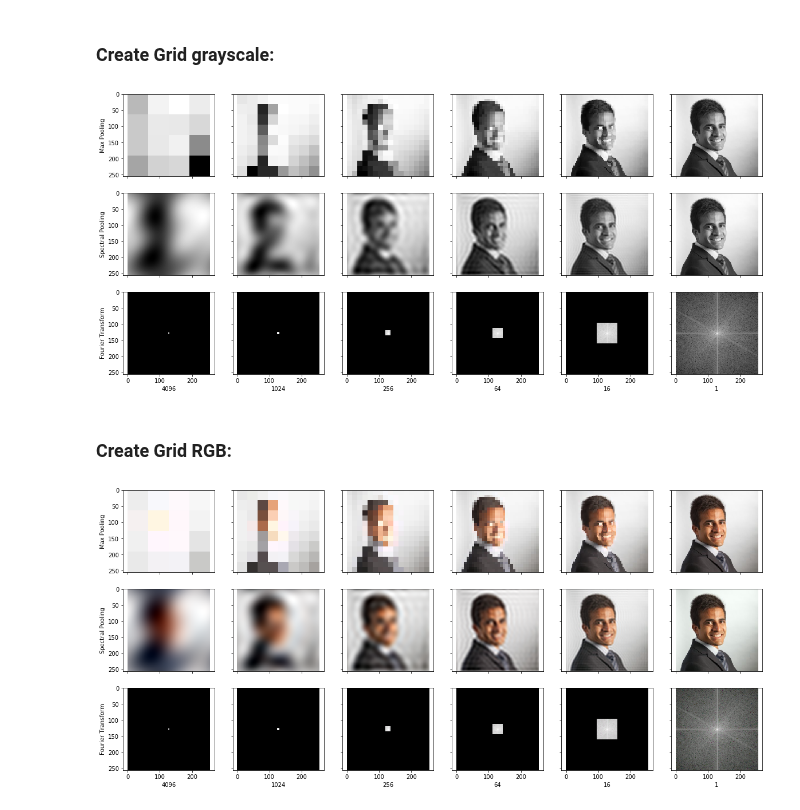
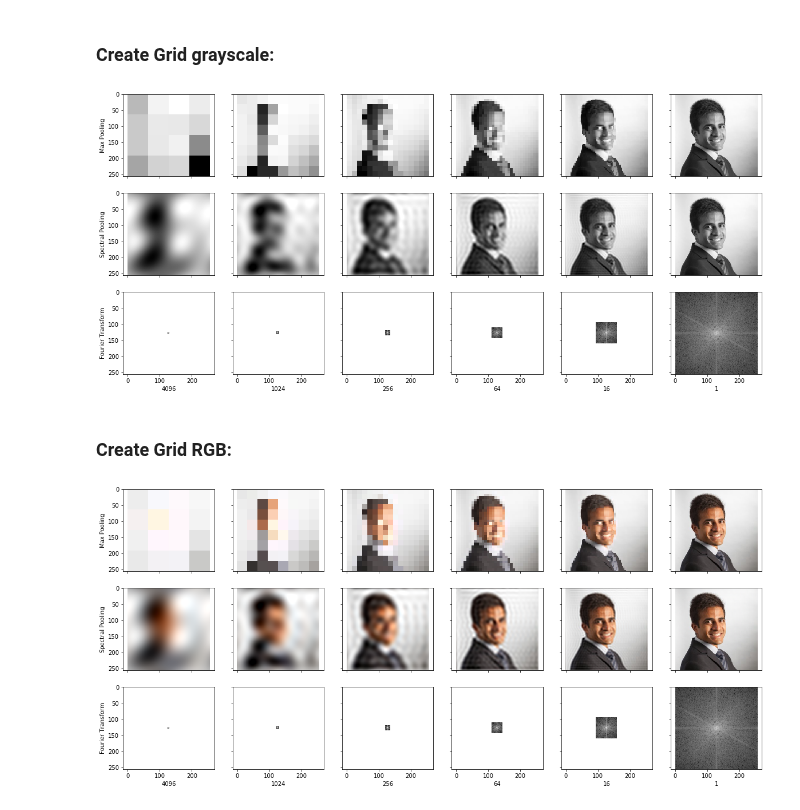
Before and after one commit to oracleofnj/spectral-repr-cnns, a Jupyter notebook: src/figure2.ipynb, the cells around one changed output. Drawn from its saved outputs; the diff is of its cells as text; code cells hidden in the pictures.

Commit message:
Figure 2 works

```diff
--- a/src/figure2.ipynb
+++ b/src/figure2.ipynb
@@ -14,6 +16,7 @@ from modules.spectral_pool_test import spectral_pool, max_pool, get_fft_plot
 from modules.create_images import open_image, downscale_image
 # %%
 image = open_image('aj.jpg')
+grayscale_image = np.asarray(downscale_image(image, 256, 256).convert('F')) / 255.
 image = downscale_image(image, 256, 256).convert('RGB')
 image = np.asarray(image) / 255.
 # %%
@@ -27,54 +57,72 @@ plt.imshow(image, cmap='gray')
 # %%
 fig, axes = plt.subplots(3, 6, figsize=(20, 9), sharex=True, sharey=True)
 pool_size = [64, 32, 16, 8, 4, 1]
+grayscale_images = np.expand_dims(
+    np.expand_dims(grayscale_image, 0), 0
+)
 
 for i in range(6):
     ax = axes[0, i]
     im_pool = max_pool(image, pool_size=pool_size[i])
     im_pool = np.squeeze(im_pool)
     ax.imshow(im_pool, cmap='gray')
-#     ax.set_xlabel(pool_size[i])
     if not i:
         ax.set_ylabel('Max Pooling')
 
 for i in range(6):
     ax = axes[1, i]
     ax2 = axes[2, i]
-    im_fft, im_pool = spectral_pool(image, pool_size=pool_size[i])
-    im_pool = np.squeeze(im_pool)
+    cutoff_freq = int(256 / (pool_size[i] * 2))
+    tf_cutoff_freq = tf.cast(tf.constant(cutoff_freq), tf.float32)
+    im_pool = test_frequency_dropout(grayscale_images, tf_cutoff_freq)[0]
+    im_pool = np.clip(np.squeeze(im_pool), 0, 1)
+    im_fft, _ = spectral_pool(
+        grayscale_images,
+        filter_size=(1 + 2 * cutoff_freq),
+        return_transformed=True
+    )
     ax.imshow(im_pool, cmap='gray')
-    ax2.imshow(get_fft_plot(im_fft), cmap='gray')
+    ax2.imshow(get_fft_plot(im_fft[0]), cmap='gray')
     ax2.set_xlabel(pool_size[i]**2)
     if not i:
         ax.set_ylabel('Spectral Pooling')
         ax2.set_ylabel('Fourier Transform')
 # %% [output]
-[figure, old version]
+[figure, new version]
 # %% [markdown]
 ### Create Grid RGB:
 # %%
 fig, axes = plt.subplots(3, 6, figsize=(20, 9), sharex=True, sharey=True)
 pool_size = [64, 32, 16, 8, 4, 1]
 
 for i in range(6):
     ax = axes[0, i]
     im_pool = max_pool(image, pool_size=pool_size[i], convert_grayscale=False)
     im_pool = np.squeeze(im_pool)
     ax.imshow(im_pool, cmap='gray')
-#     ax.set_xlabel(pool_size[i])
     if not i:
         ax.set_ylabel('Max Pooling')
 
 for i in range(6):
     ax = axes[1, i]
     ax2 = axes[2, i]
-    im_fft, im_pool = spectral_pool(image, pool_size=pool_size[i], convert_grayscale=False)
-    im_pool = np.squeeze(im_pool)
-    ax.imshow(im_pool)
-    ax2.imshow(get_fft_plot(im_fft))
+    cutoff_freq = int(256 / (pool_size[i] * 2))
+    tf_cutoff_freq = tf.cast(tf.constant(cutoff_freq), tf.float32)
+    im_pool = test_frequency_dropout(
+        np.expand_dims(np.moveaxis(image, -1, 0), 0),
+        tf_cutoff_freq
+    )[0]
+    im_pool = np.clip(np.squeeze(im_pool), 0, 1)
+    im_fft, _ = spectral_pool(
+        grayscale_images,
+        filter_size=(1 + 2 * cutoff_freq),
+        return_transformed=True
+    )
+    ax.imshow(np.moveaxis(im_pool, 0, -1), cmap='gray')
+    ax2.imshow(get_fft_plot(im_fft[0]), cmap='gray')
     ax2.set_xlabel(pool_size[i]**2)
     if not i:
         ax.set_ylabel('Spectral Pooling')
         ax2.set_ylabel('Fourier Transform')
 # %% [output]
-[figure, old version]
+[figure, new version]
```
Also changed, not shown: parts of 3 cells of this notebook, 1 other file.
